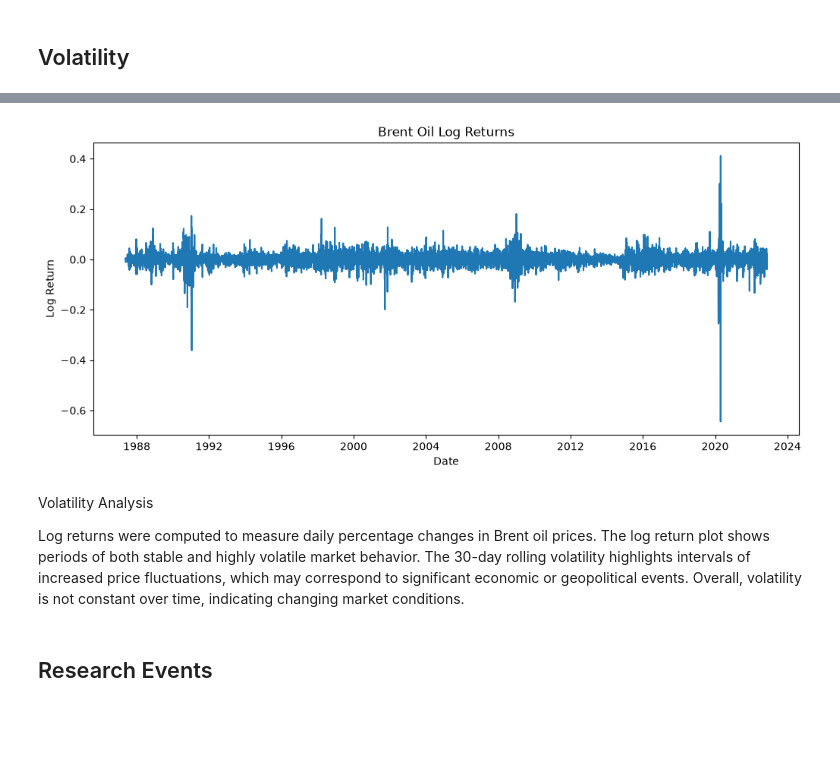
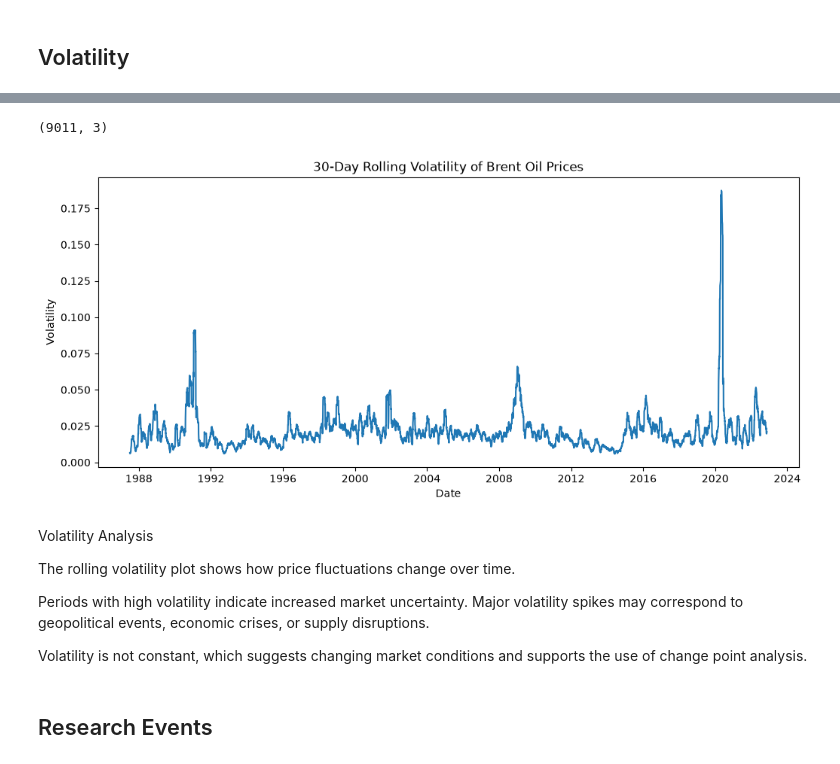
Before and after one commit to hawaebrahimhamid-png/brent-oil-change-point-analysis, a Jupyter notebook: notebooks/task1_analysis.ipynb, the cells around one changed output, grey strips where cells are left out. Drawn from its saved outputs; the diff is of its cells as text; code cells hidden in the pictures; blank space fills up the shorter version.

Commit message:
Improve Task 1 analysis workflow and modular preprocessing

```diff
--- a/notebooks/task1_analysis.ipynb
+++ b/notebooks/task1_analysis.ipynb
@@ -213,8 +254,2 @@ The Augmented Dickey-Fuller (ADF) test was used to assess the not stationarity o
 # %% [markdown]
 ## Volatility
-# %%
-import numpy as np
-
-df['Log_Return'] = np.log(df['Price'] / df['Price'].shift(1))
-
-df.head()
@@ -229,19 +256,33 @@ df.head()
-# %%
-plt.figure(figsize=(12,5))
-
-plt.plot(df.index, df['Log_Return'])
-
-plt.title("Brent Oil Log Returns")
-plt.xlabel("Date")
-plt.ylabel("Log Return")
-
-plt.show()
-# %% [output]
-[figure, removed]
-# %% [markdown]
- Volatility Analysis
-
-Log returns were computed to measure daily percentage changes in Brent oil prices. The log return plot shows periods of both stable and highly volatile market behavior. The 30-day rolling volatility highlights intervals of increased price fluctuations, which may correspond to significant economic or geopolitical events. Overall, volatility is not constant over time, indicating changing market conditions.
+# %%
+df = calculate_volatility(df)
+
+df.shape
+# %% [output]
+(9011, 3)
+# %%
+plt.figure(figsize=(12,5))
+
+plt.plot(
+    df.index,
+    df["Rolling_Volatility"]
+)
+
+plt.title("30-Day Rolling Volatility of Brent Oil Prices")
+plt.xlabel("Date")
+plt.ylabel("Volatility")
+
+plt.show()
+# %% [output]
+[figure, added]
+# %% [markdown]
+Volatility Analysis
+
+The rolling volatility plot shows how price fluctuations change over time.
+
+Periods with high volatility indicate increased market uncertainty.
+Major volatility spikes may correspond to geopolitical events, economic crises, or supply disruptions.
+
+Volatility is not constant, which suggests changing market conditions and supports the use of change point analysis.
 # %% [markdown]
 ## Research Events
 # %%
```
Also changed, not shown: parts of 24 cells of this notebook, 10 other files.
